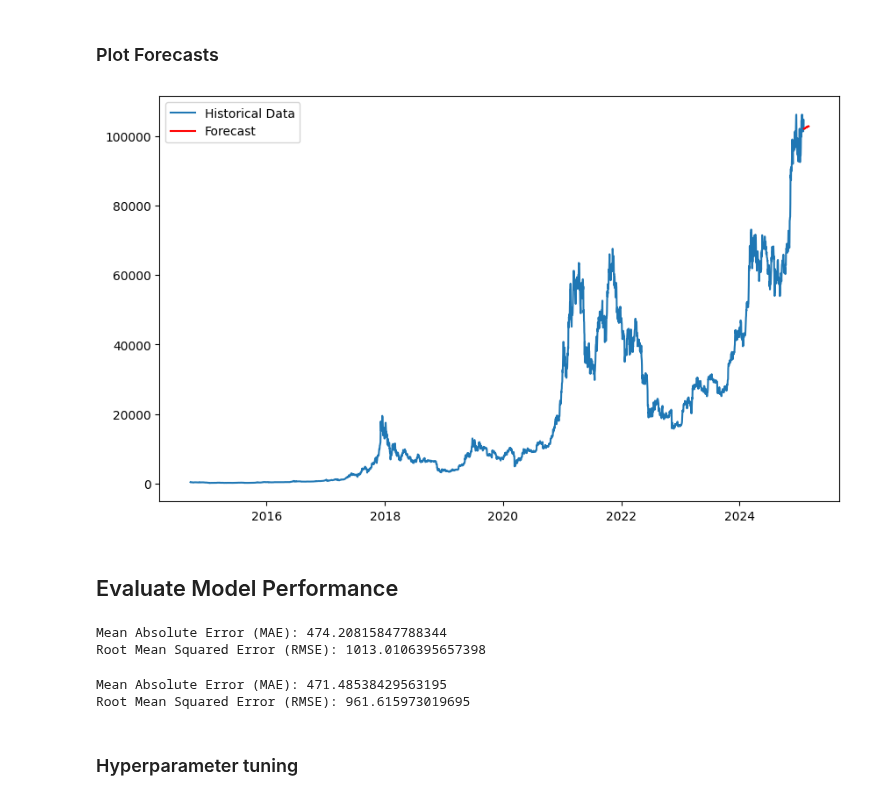
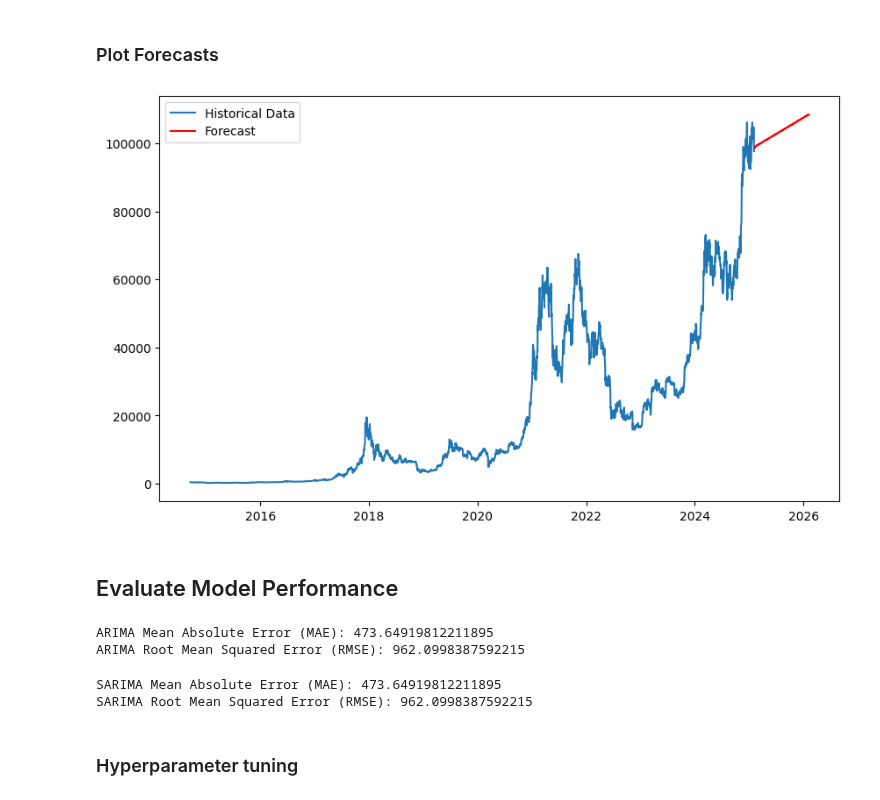
Before and after one commit to bonareri/Cryptocurrency-Price-Prediction-, a Jupyter notebook: arima_sarima_model.ipynb, the cells around one changed output. Cells and saved outputs as stored; diff of their text form; code cells hidden in the pictures.

Commit message:
ARIMA and SARIMA

```diff
--- a/arima_sarima_model.ipynb
+++ b/arima_sarima_model.ipynb
@@ -61,0 +260,4 @@ df.head()
+# %%
+# Split data into train and test
+train_size = int(len(df) * 0.8)
+train, test = df.iloc[:train_size], df.iloc[train_size:]
@@ -64,10 +287,4 @@ df.head()
-# %%
-df.index = pd.to_datetime(df.index)  # Ensure it's a datetime index
-df = df.asfreq('D')  # Set daily frequency (adjust if needed)
 # %%
-# Define ARIMA model with chosen (p, d, q)
-model = ARIMA(df['Close'], order=(1, 0, 1))
-arima_result = model.fit()
-
-# Print model summary
-print(arima_result.summary())
+# Fit ARIMA model
+model = ARIMA(train["Close"], order=(1,1,1))
+model_fit = model.fit()
@@ -121,0 +312,4 @@ plt.show()
+# %%
+prediction = model_fit.predict(start=test.index[0], end=test.index[-1])
+df['arimaPred'] = prediction
+df.tail()
@@ -175,58 +401,64 @@ Freq: D, Name: predicted_mean, dtype: float64
 ### Plot Forecasts
 # %%
 # Define forecast steps (number of periods you want to forecast)
-forecast_steps = 30
+forecast_steps = 365
 
 # Generate the forecast
 forecast = sarima_result.forecast(steps=forecast_steps)
 
 # Create a new index for the forecast (adjust frequency based on your data's frequency)
 forecast_index = pd.date_range(df.index[-1], periods=forecast_steps + 1, freq=df.index.freq)[1:]
 
 # Plot actual vs forecasted values
 plt.figure(figsize=(10, 6))
 plt.plot(df.index, df['Close'], label='Historical Data')
 plt.plot(forecast_index, forecast, label='Forecast', color='red')
 plt.legend()
 plt.show()
 # %% [output]
-[figure, old version]
+[figure, new version]
 # %% [markdown]
 ## Evaluate Model Performance
-# %%
-# Get in-sample predictions
-df['ARIMA_Pred'] = arima_result.predict(start=0, end=len(df)-1)
-
-# Compute errors
-mae = mean_absolute_error(df['Close'], df['ARIMA_Pred'])
-
-# Compute RMSE (Root Mean Squared Error)
-mse = mean_squared_error(df['Close'], df['ARIMA_Pred'])
-rmse = np.sqrt(mse)
-
-# Print the error metrics
-print(f"Mean Absolute Error (MAE): {mae}")
-print(f"Root Mean Squared Error (RMSE): {rmse}")
-# %% [output]
-Mean Absolute Error (MAE): 474.20815847788344
-Root Mean Squared Error (RMSE): 1013.0106395657398
+# %%
+# Get in-sample predictions from the SARIMA model
+df['ARIMA_Pred'] = sarima_result.predict(start=0, end=len(df)-1)
+
+# Drop rows with NaN values in either 'Close' or 'ARIMA_Pred'
+df_clean_arima = df.dropna(subset=['Close', 'ARIMA_Pred'])
+
+# Compute Mean Absolute Error (MAE)
+mae_arima = mean_absolute_error(df_clean_arima['Close'], df_clean_arima['ARIMA_Pred'])
+
+# Compute Root Mean Squared Error (RMSE)
+mse_arima = mean_squared_error(df_clean_arima['Close'], df_clean_arima['ARIMA_Pred'])
+rmse_arima = np.sqrt(mse_arima)
+
+# Print the error metrics for SARIMA
+print(f"ARIMA Mean Absolute Error (MAE): {mae_arima}")
+print(f"ARIMA Root Mean Squared Error (RMSE): {rmse_arima}")
+# %% [output]
+ARIMA Mean Absolute Error (MAE): 473.64919812211895
+ARIMA Root Mean Squared Error (RMSE): 962.0998387592215
 # %%
 # Get in-sample predictions from the SARIMA model
 df['SARIMA_Pred'] = sarima_result.predict(start=0, end=len(df)-1)
 
+# Drop rows with NaN values in either 'Close' or 'SARIMA_Pred'
+df_clean_sarima = df.dropna(subset=['Close', 'SARIMA_Pred'])
+
 # Compute Mean Absolute Error (MAE)
-mae = mean_absolute_error(df['Close'], df['SARIMA_Pred'])
+mae_sarima = mean_absolute_error(df_clean_sarima['Close'], df_clean_sarima['SARIMA_Pred'])
 
 # Compute Root Mean Squared Error (RMSE)
-mse = mean_squared_error(df['Close'], df['SARIMA_Pred'])
-rmse = np.sqrt(mse)
+mse_sarima = mean_squared_error(df_clean_sarima['Close'], df_clean_sarima['SARIMA_Pred'])
+rmse_sarima = np.sqrt(mse_sarima)
 
-# Print the error metrics
-print(f"Mean Absolute Error (MAE): {mae}")
-print(f"Root Mean Squared Error (RMSE): {rmse}")
+# Print the error metrics for SARIMA
+print(f"SARIMA Mean Absolute Error (MAE): {mae_sarima}")
+print(f"SARIMA Root Mean Squared Error (RMSE): {rmse_sarima}")
 # %% [output]
-Mean Absolute Error (MAE): 471.48538429563195
-Root Mean Squared Error (RMSE): 961.615973019695
+SARIMA Mean Absolute Error (MAE): 473.64919812211895
+SARIMA Root Mean Squared Error (RMSE): 962.0998387592215
 # %% [markdown]
 ### Hyperparameter tuning
 # %%
```
Also changed, not shown: parts of 46 cells of this notebook.
